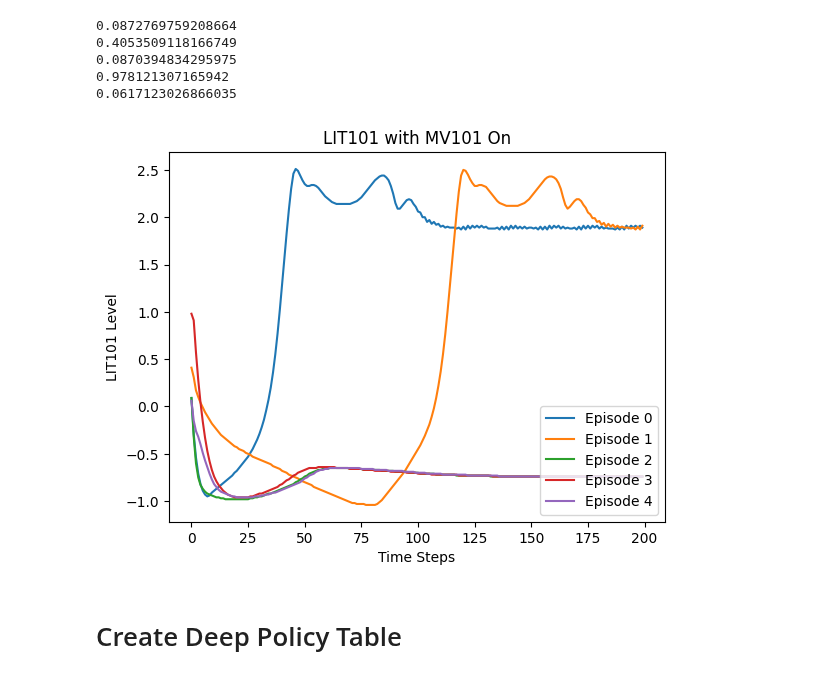
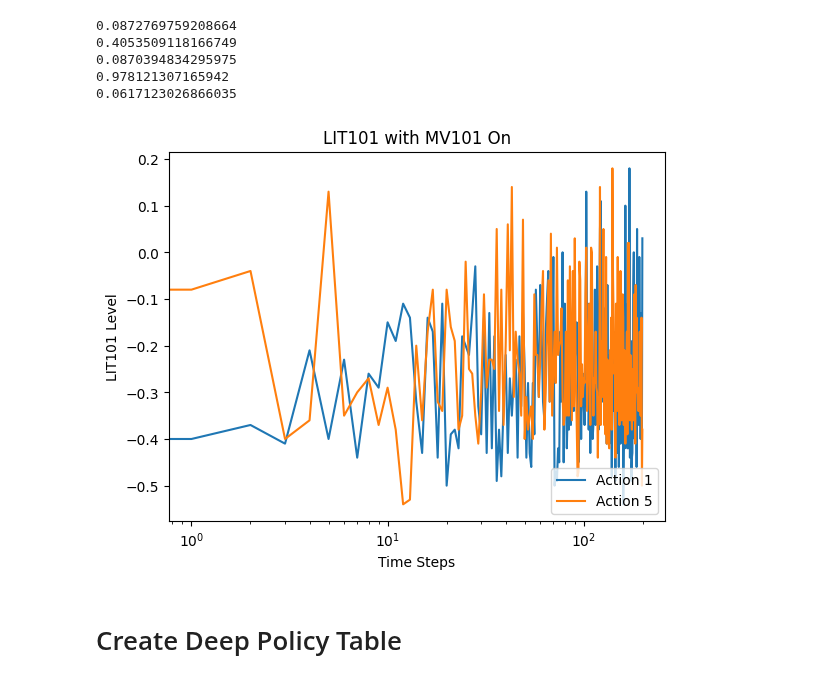
Before and after one commit to lozferatu/MSc-Project, a Jupyter notebook: final_code/lit101_agent.ipynb, the cells around one changed output. Saved outputs shown, nothing was run; the diff lists cells and outputs as text; code cells hidden in the pictures.

```diff
--- a/final_code/lit101_agent.ipynb
+++ b/final_code/lit101_agent.ipynb
@@ -171,7 +186,7 @@ class SwatEnv(Env):
     def __init__(self, data_array, window_size=99, episode_length=100):
         print('init reached')
         # 0: both off, 1: MV101 On MV201 Off, 2: MV101 Off MV201 On, 3: both on
-        self.action_space = Discrete(4)
+        self.action_space = Discrete(5)
         self.episode_length = episode_length
 
         # make sure array is 3 dims for model input
@@ -252,6 +267,22 @@ class SwatEnv(Env):
             # Both MV101 and MV201 On
             action_input[component_pos['MV101']] = 1
             action_input[component_pos['MV201']] = 1
+        elif action == 4:
+            # MV101 Only
+            action_input[component_pos['MV101']] = 1
+            action_input[component_pos['MV201']] = 0
+            action_input[component_pos['MV101']] = 0
+            action_input[component_pos['P203']] = 0
+            action_input[component_pos['P205']] = 0
+            action_input[component_pos['MV301']] = 0
+            action_input[component_pos['MV302']] = 0
+            action_input[component_pos['MV303']] = 0
+            action_input[component_pos['MV304']] = 0
+            action_input[component_pos['P301']] = 0
+            action_input[component_pos['P301']] = 0
+            action_input[component_pos['P302']] = 0
+            action_input[component_pos['P602']] = 0
+
 
         new_state = self.update_state(self.state_history, action_input)
         # test with no actions
@@ -549,0 +583,2 @@ Episode:1 Score:0.2758504369332161
+# %%
+lit101_list_ac1 = lit101_list.copy()
@@ -614,20 +627,22 @@ for key,window in input_windows.items():
 0.978121307165942
 0.0617123026866035
 # %%
-for key, value in values_dict.items():
+#for key, value in values_dict.items():
+#plt.plot(lit101_list_ac1, label=f'Episode {key}')
+    #for item in value:
+plt.plot(lit101_list_ac1, label='Action 1')
+plt.plot(lit101_list_ac5, label= 'Action 5')
 
-    #for item in value:
-    plt.plot(value, label=f'Episode {key}')
-
+plt.xscale('log')
 plt.xlabel('Time Steps')
 plt.ylabel('LIT101 Level')
 plt.title('LIT101 with MV101 On')
 plt.legend(loc='lower right')
 plt.savefig('/home/loz/Documents/GitHub/MSc-Project/Write_Up/Charts/MV101_held_high.jpeg')
 #plt.savefig('/home/loz/Documents/GitHub/MSc-Project/Write_Up/Charts/LIT101_no_actions.jpeg')
 plt.show()
 # %% [output]
-[figure, old version]
+[figure, new version]
 # %% [markdown]
 # Create Deep Policy Table
 # %% [markdown]
```
Also changed, not shown: parts of 10 cells of this notebook, 1 other file.
